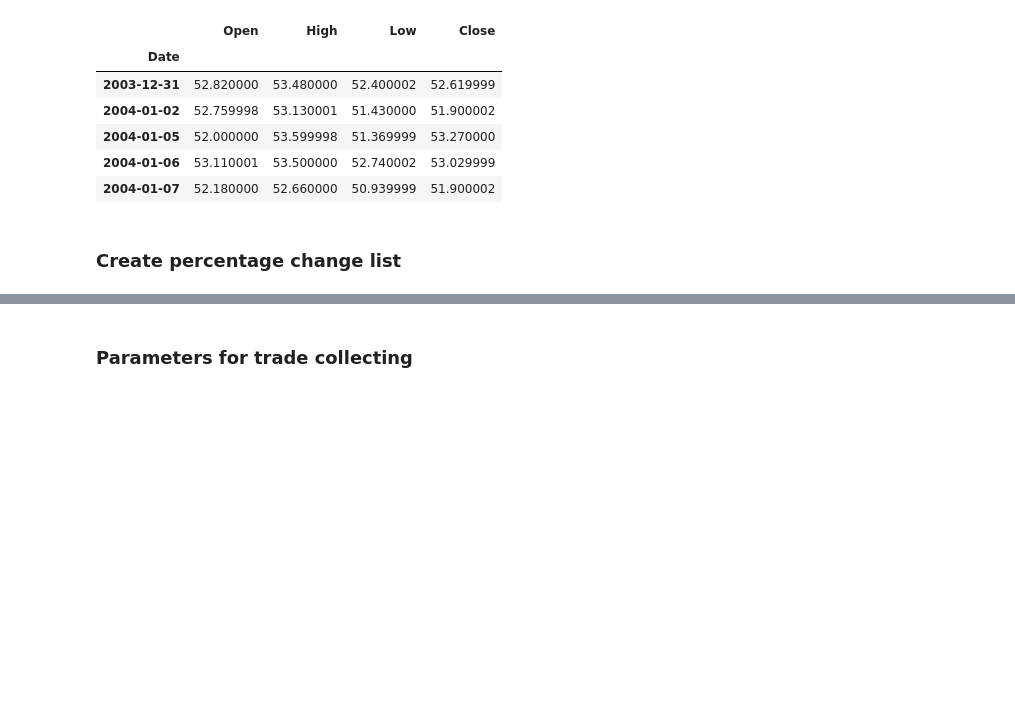
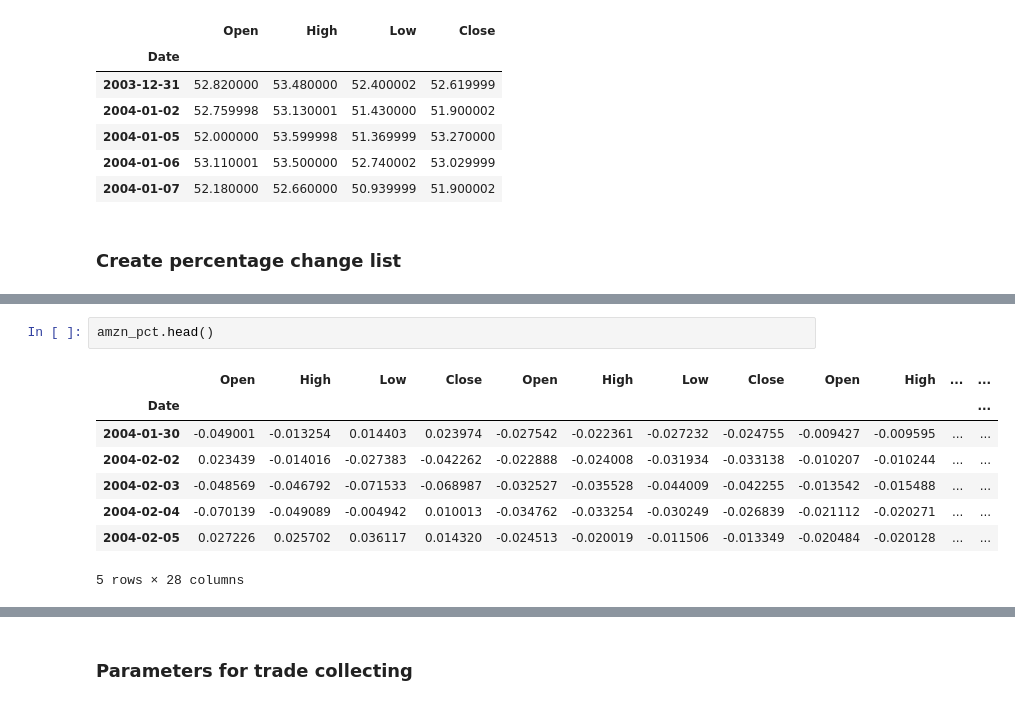
Before and after one commit to minimalgeek/DeepLearning, a Jupyter notebook: Stock/notebooks/04_collect_best_trade_possibilities.ipynb, the cells around one changed output, grey strips where cells are left out. Saved outputs shown, nothing was run; the diff lists cells and outputs as text; blank space fills up the shorter version.

```diff
--- a/Stock/notebooks/04_collect_best_trade_possibilities.ipynb
+++ b/Stock/notebooks/04_collect_best_trade_possibilities.ipynb
@@ -34,3 +43,14 @@ amzn_pct = amzn.pct_change().fillna(0)
+# %%
+amzn_pct.head()
+# %% [output]
+|  | Open | High | Low | Close | Open | High | Low | Close | Open | High | ... | ... |
+| Date |  |  |  |  |  |  |  |  |  |  |  | ... |
+| 2004-01-30 | -0.049001 | -0.013254 | 0.014403 | 0.023974 | -0.027542 | -0.022361 | -0.027232 | -0.024755 | -0.009427 | -0.009595 | ... | ... |
+| 2004-02-02 | 0.023439 | -0.014016 | -0.027383 | -0.042262 | -0.022888 | -0.024008 | -0.031934 | -0.033138 | -0.010207 | -0.010244 | ... | ... |
+| 2004-02-03 | -0.048569 | -0.046792 | -0.071533 | -0.068987 | -0.032527 | -0.035528 | -0.044009 | -0.042255 | -0.013542 | -0.015488 | ... | ... |
+| 2004-02-04 | -0.070139 | -0.049089 | -0.004942 | 0.010013 | -0.034762 | -0.033254 | -0.030249 | -0.026839 | -0.021112 | -0.020271 | ... | ... |
+| 2004-02-05 | 0.027226 | 0.025702 | 0.036117 | 0.014320 | -0.024513 | -0.020019 | -0.011506 | -0.013349 | -0.020484 | -0.020128 | ... | ... |
+5 rows × 28 columns
 # %%
 scale_to_idx = int((1-test_size)*len(amzn_pct))
 scale_to_idx
```
Also changed, not shown: parts of 27 cells of this notebook.
